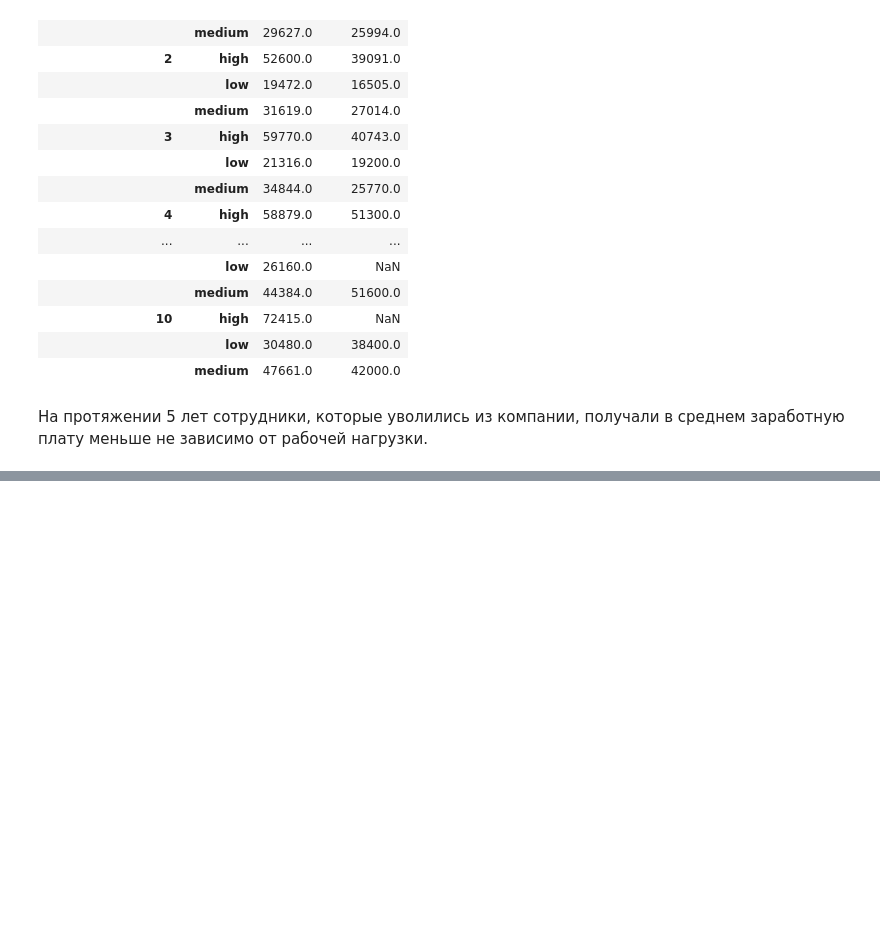
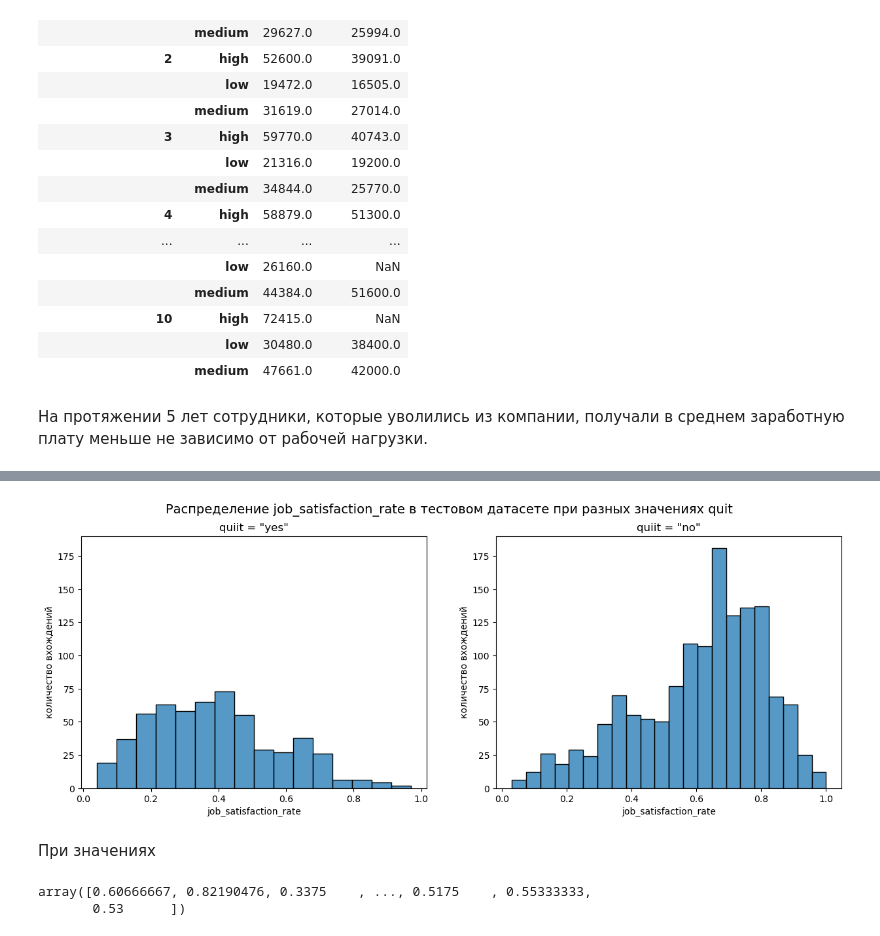
Before and after one commit to serguntsov/ML_HR_ANALYST, a Jupyter notebook: satisfaction_rate_job.ipynb, the cells around one changed output, grey strips where cells are left out. Drawn from its saved outputs; the diff is of its cells as text; code cells hidden in the pictures; blank space fills up the shorter version.

```diff
--- a/satisfaction_rate_job.ipynb
+++ b/satisfaction_rate_job.ipynb
@@ -926,0 +949,32 @@ round(quit_false.pivot_table(index=['employment_years', 'workload'], values='sal
+# %%
+fig, (ax1, ax2) = plt.subplots(1, 2, figsize=(15, 5))
+
+sns.histplot(data=test_target_df.query('quit == "yes"'), x='job_satisfaction_rate', ax=ax1)
+ax1.set_ylabel('количество вхождений')
+ax1.set_title('quiit = "yes"')
+
+
+sns.histplot(data=test_target_df.query('quit != "yes"'), x='job_satisfaction_rate', ax=ax2)
+ax2.set_ylabel('количество вхождений')
+ax2.set_title('quiit = "no"')
+
+max_y = max(ax1.get_ylim()[1], ax2.get_ylim()[1])
+ax1.set_ylim(0, max_y)
+ax2.set_ylim(0, max_y)
+plt.suptitle('Распределение job_satisfaction_rate в тестовом датасете при разных значениях quit', fontsize=14)
+plt.show()
+# %% [output]
+[figure, added]
+# %% [markdown]
+При значениях
+# %%
+
+
+train_quit_scalled = preprocessor.transform(
+                            fillna_preprocessor.transform(train_quit.iloc[:, 1:-1])
+                        )
+y_pred = model_tree.predict(train_quit_scalled)
+y_pred
+# %% [output]
+array([0.60666667, 0.82190476, 0.3375    , ..., 0.5175    , 0.55333333,
+       0.53      ])
```
Also changed, not shown: parts of 10 cells of this notebook.
